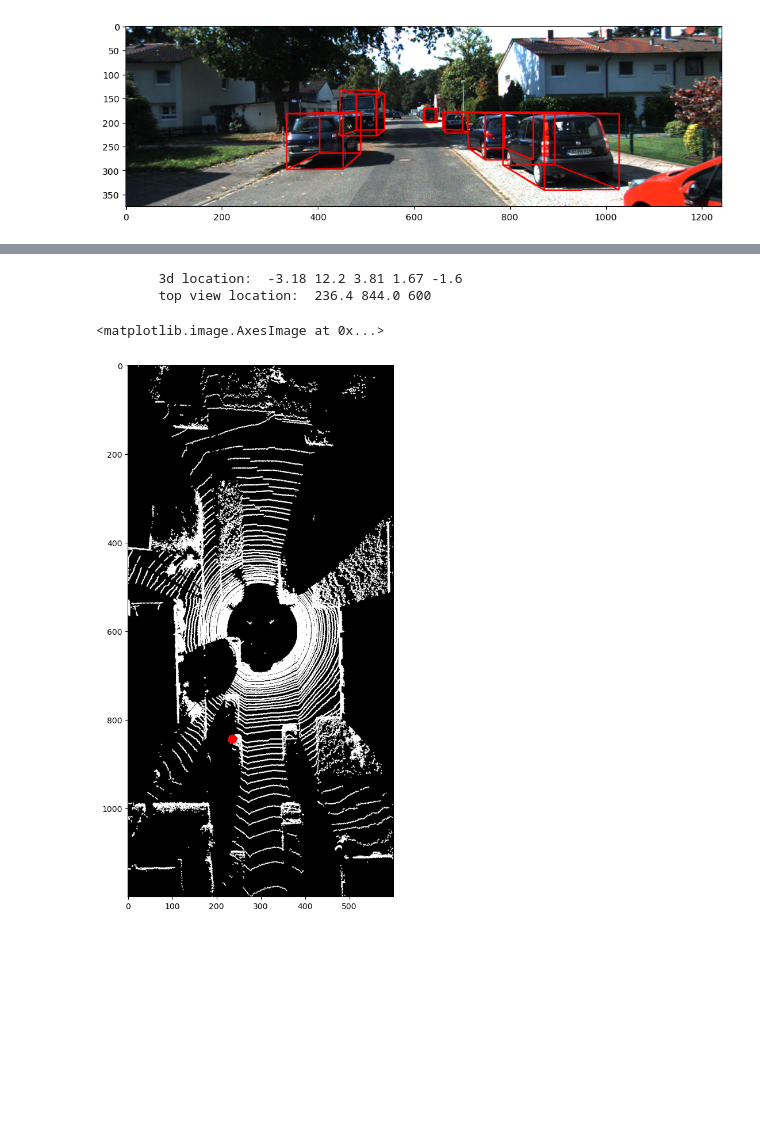
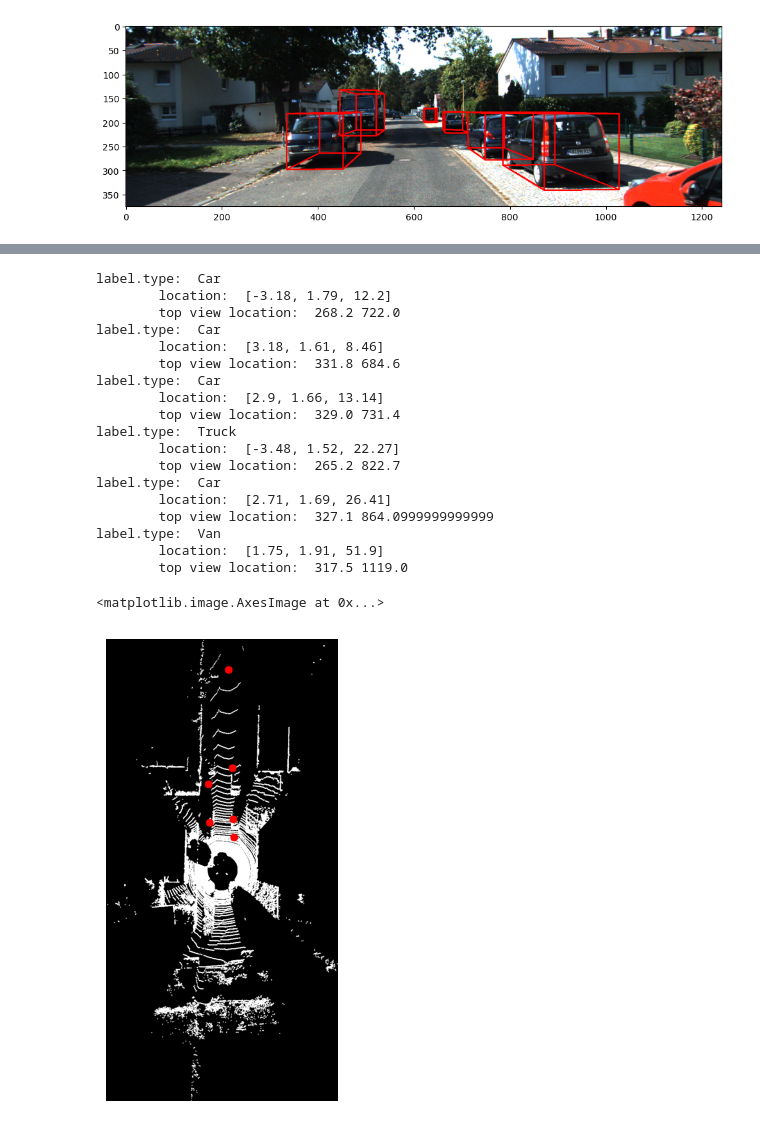
Before and after one commit to Shinwon-Kang/sensor_fusion, a Jupyter notebook: ipynb/kitti_utils.ipynb, the cells around one changed output, grey strips where cells are left out. Cells and saved outputs as stored; diff of their text form; code cells hidden in the pictures; blank space fills up the shorter version.

Commit message:
Revert "feat: add visualization object bbox on top view"
This reverts commit 70deeb43b66c851557beeca4dde54a68ae13bbc0.

```diff
--- a/ipynb/kitti_utils.ipynb
+++ b/ipynb/kitti_utils.ipynb
@@ -241,29 +239,40 @@ top view points: (112925, 3)
 # %%
 # object box on top view
-
 top_view_points_with_box = top_view.copy()
 for label in label_list:
     if(label.type != 'DontCare'):
         x, y = label.location[0], label.location[2]
-        w, l = label.dimensions[1], label.dimensions[2]
+        w, l = label.dimensions[0], label.dimensions[2]
         rotation_y = label.rotation_y
+        print('label.type: ', label.type)
+        print('\tlocation: ', label.location)
+        x = x / 0.1 + img_width / 2
+        y = y / 0.1 + img_height / 2
+        print('\ttop view location: ', x, y)
+        cv2.circle(top_view_points_with_box, (int(x), int(y)), 10, (255, 0, 0), -1)
+        # cv2.rectangle(top_view_points_with_box, (int(x / 0.1 - l / 0.2), int(y / 0.1 - w / 0.2)), (int(x / 0.1 + l / 0.2), int(y / 0.1 + w / 0.2)), (0, 0, 255), 2)
 
-        print('\t3d location: ', x, y, l, w, rotation_y)
-
-        x = x / ratio + img_width / 2
-        y = y / ratio + img_height / 2
-
-        print('\ttop view location: ', x, y, img_width)
-        cv2.circle(top_view_points_with_box, (int(x), int(y)), 10, (255, 0, 0), -1)
-        # cv2.circle(top_view_points_with_box, (int(x - l / 0.2), int(y - w / 0.2)), 5, (0, 255, 0), -1)
-        # cv2.rectangle(top_view_points_with_box, (int(x - l / 0.2), int(y - w / 0.2)), (int(x + l / 0.2), int(y + w / 0.2)), (0, 0, 255), 2)
-        break
-
-plt.figure(figsize=(12, 12))
+plt.figure(figsize=(6, 6))
 plt.axis('off')
-plt.imshow(top_view_points_with_box)
+plt.imshow(top_view_points_with_box, origin='lower')
 # %% [output]
-        3d location:  -3.18 12.2 3.81 1.67 -1.6
-        top view location:  236.4 844.0 600
+label.type:  Car
+        location:  [-3.18, 1.79, 12.2]
+        top view location:  268.2 722.0
+label.type:  Car
+        location:  [3.18, 1.61, 8.46]
+        top view location:  331.8 684.6
+label.type:  Car
+        location:  [2.9, 1.66, 13.14]
+        top view location:  329.0 731.4
+label.type:  Truck
+        location:  [-3.48, 1.52, 22.27]
+        top view location:  265.2 822.7
+label.type:  Car
+        location:  [2.71, 1.69, 26.41]
+        top view location:  327.1 864.0999999999999
+label.type:  Van
+        location:  [1.75, 1.91, 51.9]
+        top view location:  317.5 1119.0
 <matplotlib.image.AxesImage at 0x...>
-[figure, old version]
+[figure, new version]
```
Also changed, not shown: parts of 1 cell of this notebook.
